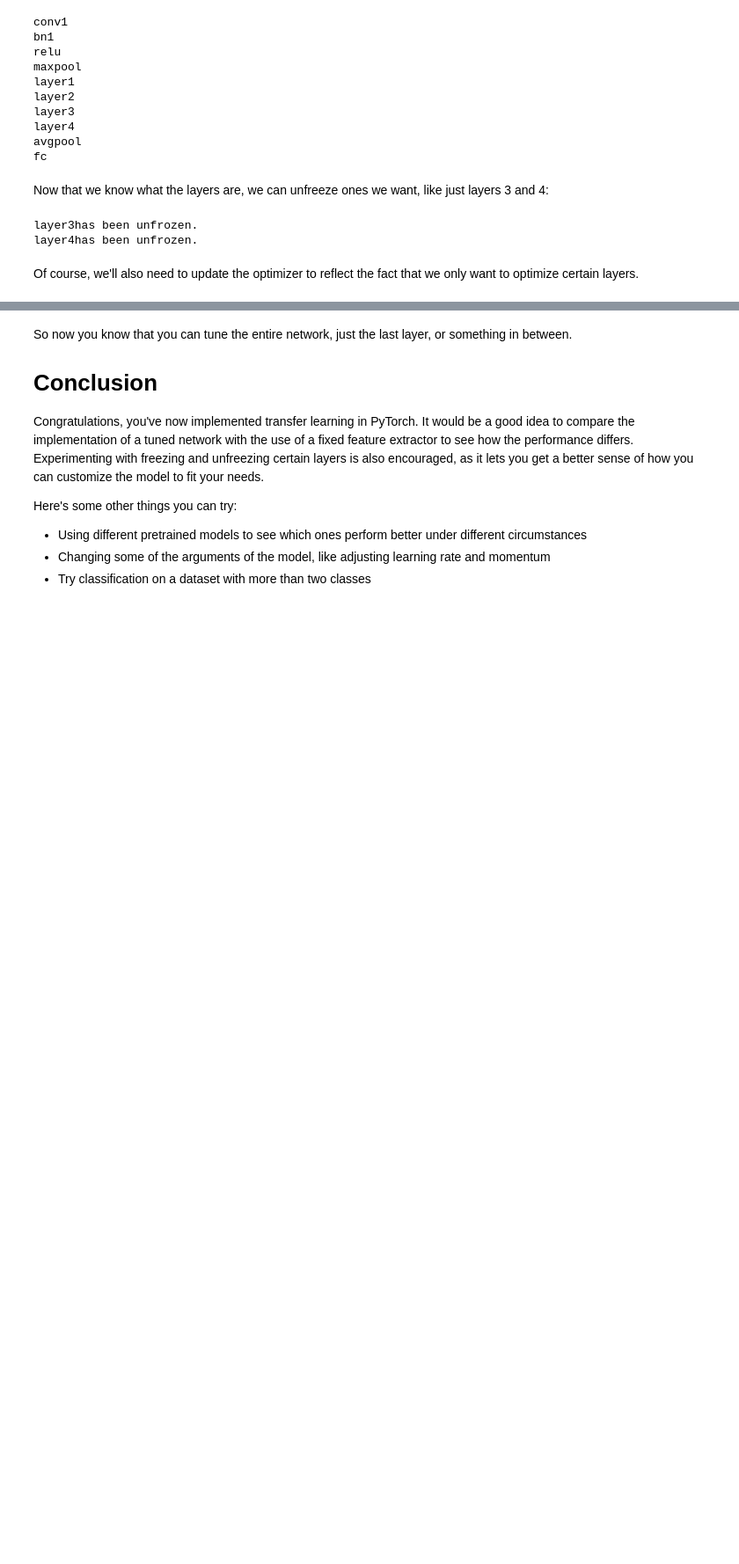
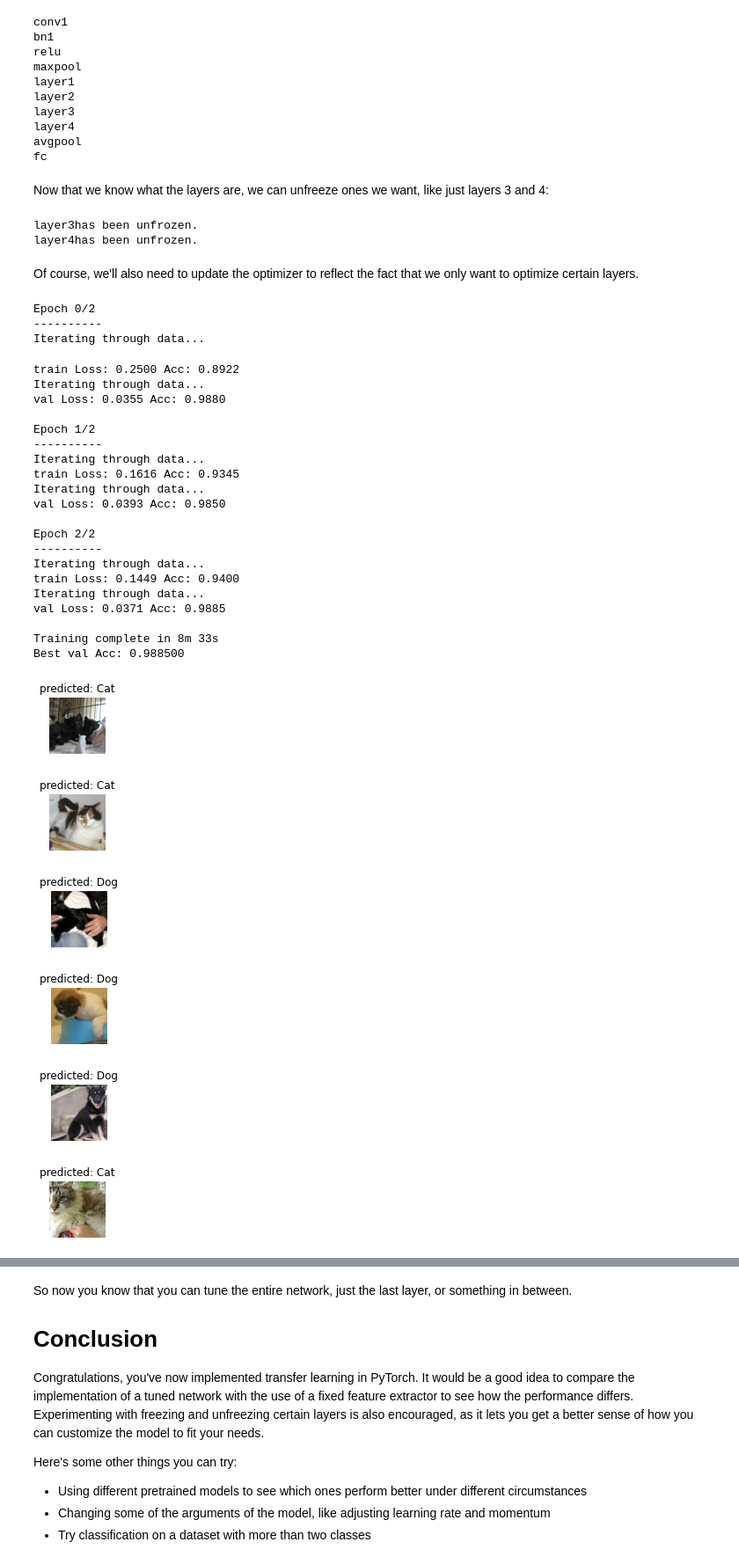
Before and after one commit to vcasadei/Redes-Neurais-CESAR-School, a Jupyter notebook: 5 - Redes Neurais Convolucionais/5.3-Cats-and-Dogs.ipynb, the cells around one changed output, grey strips where cells are left out. Shown: that part at 88% size. Saved outputs shown, nothing was run; the diff lists cells and outputs as text; code cells hidden in the pictures; blank space fills up the shorter version.

```diff
--- a/5 - Redes Neurais Convolucionais/5.3-Cats-and-Dogs.ipynb
+++ b/5 - Redes Neurais Convolucionais/5.3-Cats-and-Dogs.ipynb
@@ -531,3 +531,37 @@ layer4has been unfrozen.
 Of course, we'll also need to update the optimizer to reflect the fact that we only want to optimize certain layers.
 # %%
 optimizer_conv = torch.optim.SGD(filter(lambda x: x.requires_grad, res_mod.parameters()), lr=0.001, momentum=0.9)
+# %%
+base_model = train_model(res_mod, criterion, optimizer_conv, exp_lr_scheduler, num_epochs=3)
+visualize_model(base_model)
+plt.show()
+# %% [output]
+Epoch 0/2
+----------
+Iterating through data...
+train Loss: 0.2500 Acc: 0.8922
+Iterating through data...
+val Loss: 0.0355 Acc: 0.9880
+
+Epoch 1/2
+----------
+Iterating through data...
+train Loss: 0.1616 Acc: 0.9345
+Iterating through data...
+val Loss: 0.0393 Acc: 0.9850
+
+Epoch 2/2
+----------
+Iterating through data...
+train Loss: 0.1449 Acc: 0.9400
+Iterating through data...
+val Loss: 0.0371 Acc: 0.9885
+
+Training complete in 8m 33s
+Best val Acc: 0.988500
+[figure, added]
+[figure, added]
+[figure, added]
+[figure, added]
+[figure, added]
+[figure, added]
```
Also changed, not shown: parts of 4 cells of this notebook.
